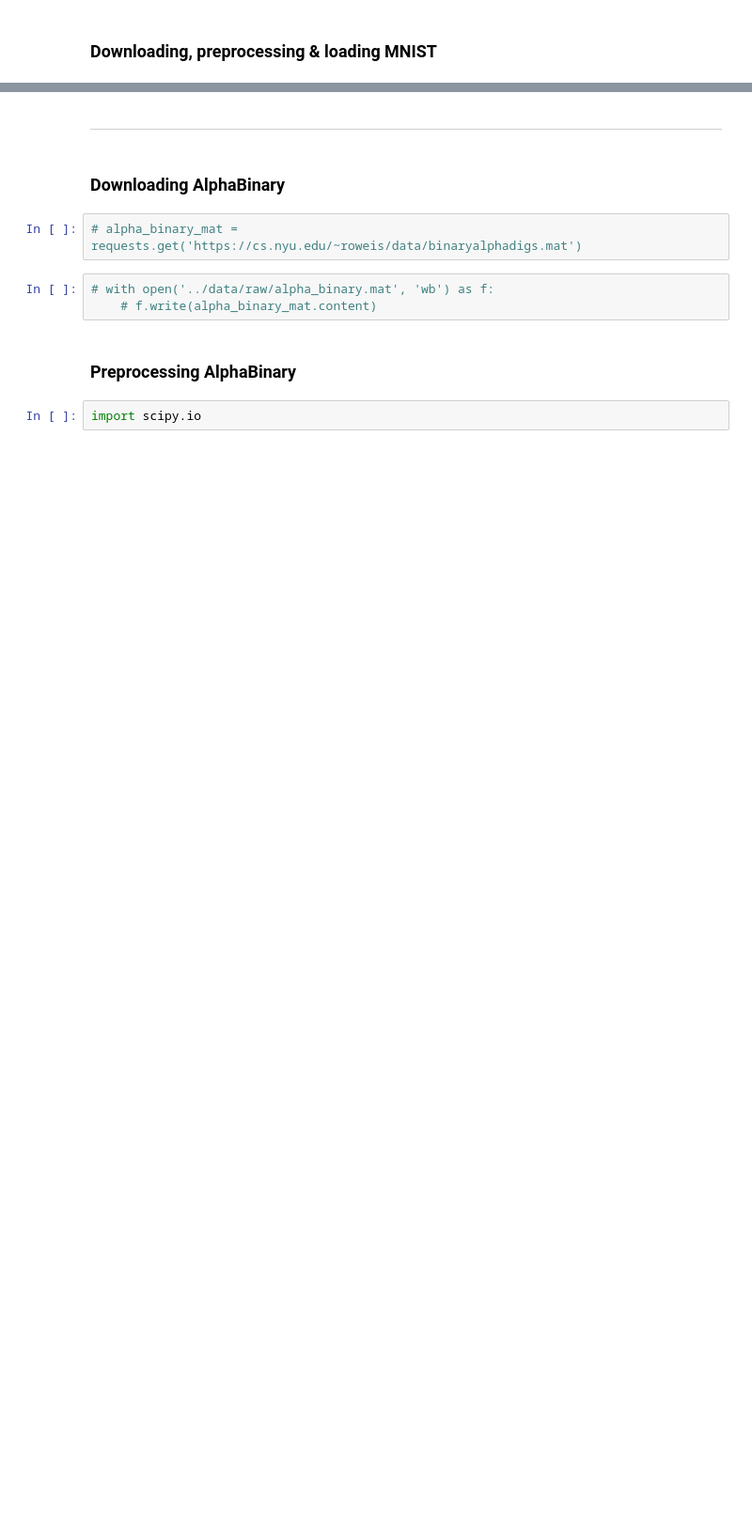
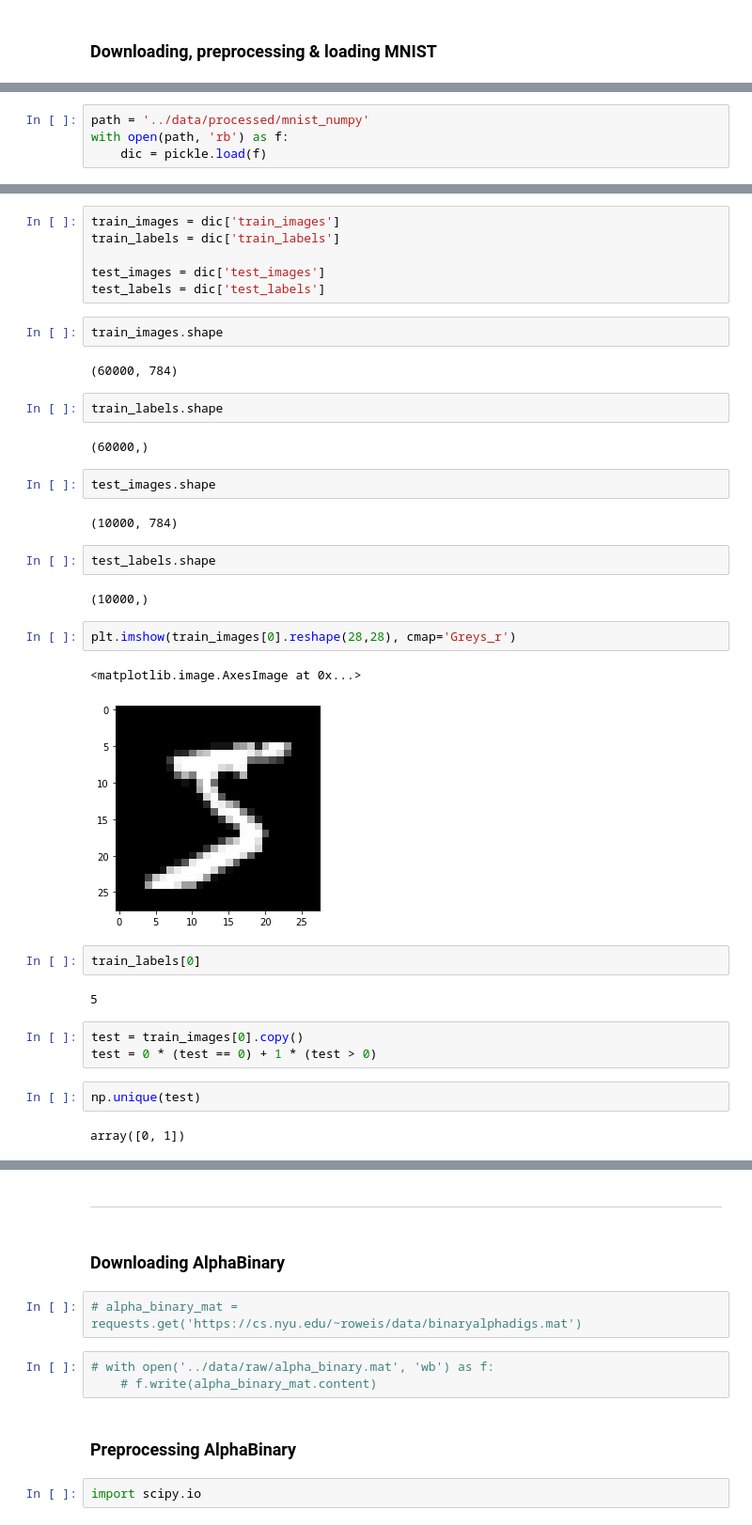
Before and after one commit to Koowah/Deep_neural_networks, a Jupyter notebook: notebooks/1_AL_TP_DNN.ipynb, the cells around one changed output, grey strips where cells are left out. Shown at 94% size. Saved outputs shown, nothing was run; the diff lists cells and outputs as text; blank space fills up the shorter version.

Commit message:
add better mnist loading

```diff
--- a/notebooks/1_AL_TP_DNN.ipynb
+++ b/notebooks/1_AL_TP_DNN.ipynb
@@ -35,0 +42,4 @@ plt.imshow(images[0].squeeze(), cmap='Greys_r')
+# %%
+path = '../data/processed/mnist_numpy'
+with open(path, 'rb') as f:
+    dic = pickle.load(f)
@@ -35,0 +50,38 @@ plt.imshow(images[0].squeeze(), cmap='Greys_r')
+# %%
+train_images = dic['train_images']
+train_labels = dic['train_labels']
+
+test_images = dic['test_images']
+test_labels = dic['test_labels']
+# %%
+train_images.shape
+# %% [output]
+(60000, 784)
+# %%
+train_labels.shape
+# %% [output]
+(60000,)
+# %%
+test_images.shape
+# %% [output]
+(10000, 784)
+# %%
+test_labels.shape
+# %% [output]
+(10000,)
+# %%
+plt.imshow(train_images[0].reshape(28,28), cmap='Greys_r')
+# %% [output]
+<matplotlib.image.AxesImage at 0x...>
+[figure, added]
+# %%
+train_labels[0]
+# %% [output]
+5
+# %%
+test = train_images[0].copy()
+test = 0 * (test == 0) + 1 * (test > 0)
+# %%
+np.unique(test)
+# %% [output]
+array([0, 1])
```
Also changed, not shown: parts of 12 cells of this notebook, 1 other file.
